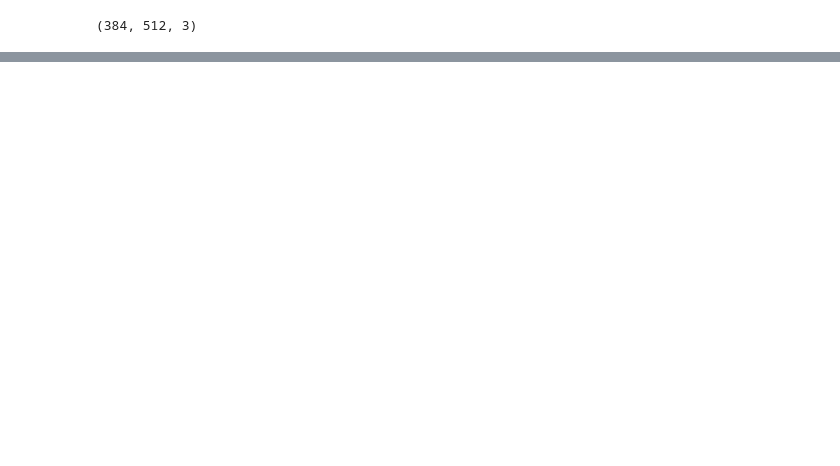
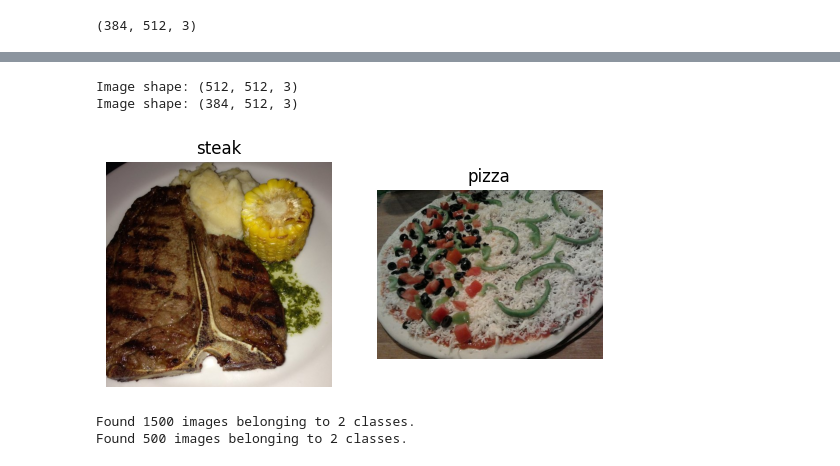
Before and after one commit to Aadi1659/TensorFlow, a Jupyter notebook: 03_introduction_to_computer_vision_and_networks.ipynb, the cells around one changed output, grey strips where cells are left out. Cells and saved outputs as stored; diff of their text form; code cells hidden in the pictures; blank space fills up the shorter version.

Commit message:
Compared CNN with regular binary models and improved them

```diff
--- a/03_introduction_to_computer_vision_and_networks.ipynb
+++ b/03_introduction_to_computer_vision_and_networks.ipynb
@@ -239,0 +360,46 @@ Epoch 5/5
+# %%
+#BINARY CLASSIFICATION
+
+
+#MODEL 1 was a CNN with 31,000 params. Although small in number, they were enough to get that 80 percent + accuracy
+
+#lets break it down!
+
+plt.figure()
+plt.subplot(1,2,1)
+steak_img = view_random_image(target_class="steak", target_dir="pizza_steak/train/")
+plt.subplot(1,2,2)
+pizza_img = view_random_image(target_class="pizza", target_dir="pizza_steak/train/")
+# %% [output]
+Image shape: (512, 512, 3)
+Image shape: (384, 512, 3)
+[figure, added]
+# %%
+#PREPROCESS THE DATA
+
+#train and test dataset
+train_dir = "pizza_steak/train/"
+test_dir = "pizza_steak/test/"
+
+#next step is to turn our data into batches, which will help the CPU to process the images faster as its taking in bulk and not one by one
+#ideally batch size 32 is best
+
+#create train and test data generators
+from tensorflow.keras.preprocessing.image import ImageDataGenerator
+train_datagen = ImageDataGenerator(rescale=1/255.)
+test_datagen = ImageDataGenerator(rescale=1/255.)
+
+#Load in our image data from directories and turn them into batches
+train_data = train_datagen.flow_from_directory(directory=train_dir, #target directory
+                                               target_size=(224,224), #target size (height, width)
+                                               class_mode="binary", #type of data
+                                               batch_size=32) #size of mini batches
+
+
+test_data = test_datagen.flow_from_directory(directory=test_dir,
+                                               target_size=(224,224),
+                                               class_mode="binary",
+                                               batch_size=32)
+# %% [output]
+Found 1500 images belonging to 2 classes.
+Found 500 images belonging to 2 classes.
```
Also changed, not shown: parts of 11 cells of this notebook.
